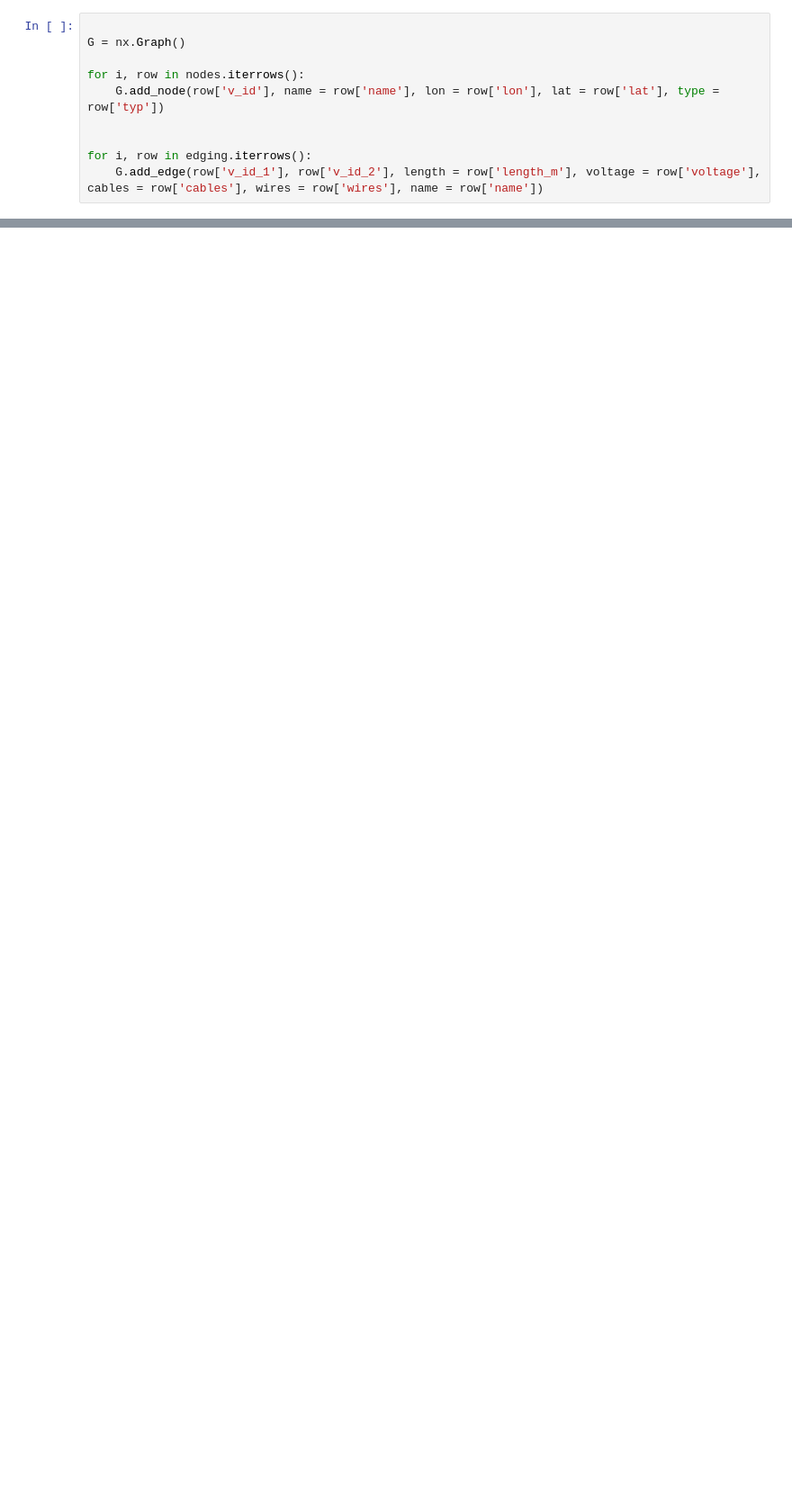
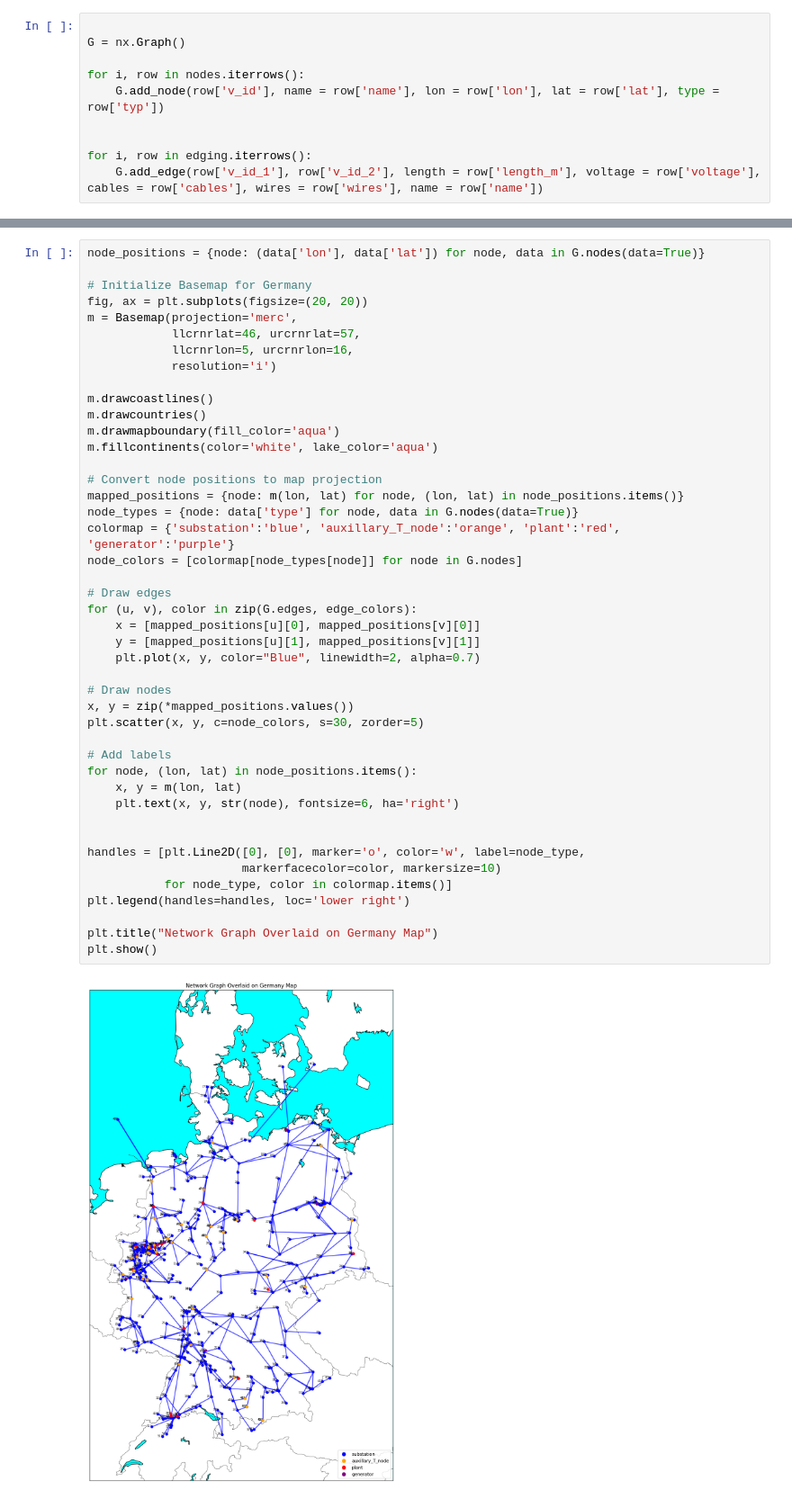
Before and after one commit to lschulte09/network_sci, a Jupyter notebook: Project/Project.ipynb, the cells around one changed output, grey strips where cells are left out. Shown at 90% size. Drawn from its saved outputs; the diff is of its cells as text; blank space fills up the shorter version.

```diff
--- a/Project/Project.ipynb
+++ b/Project/Project.ipynb
@@ -48,3 +58,49 @@ nx.write_gexf(G, 'data/power.gexf')
+# %%
+node_positions = {node: (data['lon'], data['lat']) for node, data in G.nodes(data=True)}
+
+# Initialize Basemap for Germany
+fig, ax = plt.subplots(figsize=(20, 20))
+m = Basemap(projection='merc',
+            llcrnrlat=46, urcrnrlat=57,
+            llcrnrlon=5, urcrnrlon=16,
+            resolution='i')
+
+m.drawcoastlines()
+m.drawcountries()
+m.drawmapboundary(fill_color='aqua')
+m.fillcontinents(color='white', lake_color='aqua')
+
+# Convert node positions to map projection
+mapped_positions = {node: m(lon, lat) for node, (lon, lat) in node_positions.items()}
+node_types = {node: data['type'] for node, data in G.nodes(data=True)}
+colormap = {'substation':'blue', 'auxillary_T_node':'orange', 'plant':'red', 'generator':'purple'}
+node_colors = [colormap[node_types[node]] for node in G.nodes]
+
+# Draw edges
+for (u, v), color in zip(G.edges, edge_colors):
+    x = [mapped_positions[u][0], mapped_positions[v][0]]
+    y = [mapped_positions[u][1], mapped_positions[v][1]]
+    plt.plot(x, y, color="Blue", linewidth=2, alpha=0.7)
+
+# Draw nodes
+x, y = zip(*mapped_positions.values())
+plt.scatter(x, y, c=node_colors, s=30, zorder=5)
+
+# Add labels
+for node, (lon, lat) in node_positions.items():
+    x, y = m(lon, lat)
+    plt.text(x, y, str(node), fontsize=6, ha='right')
+
+
+handles = [plt.Line2D([0], [0], marker='o', color='w', label=node_type,
+                      markerfacecolor=color, markersize=10)
+           for node_type, color in colormap.items()]
+plt.legend(handles=handles, loc='lower right')
+
+plt.title("Network Graph Overlaid on Germany Map")
+plt.show()
+# %% [output]
+[figure, added]
 # %%
 node_positions = {node: (data['lon'], data['lat']) for node, data in G.nodes(data=True)}
 
```
Also changed, not shown: parts of 7 cells of this notebook.
